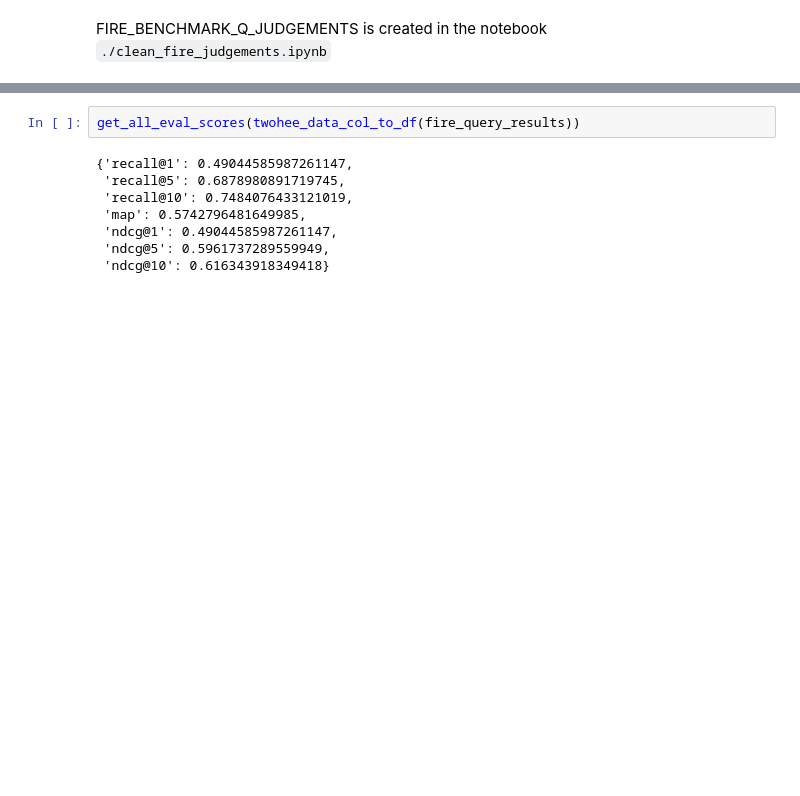
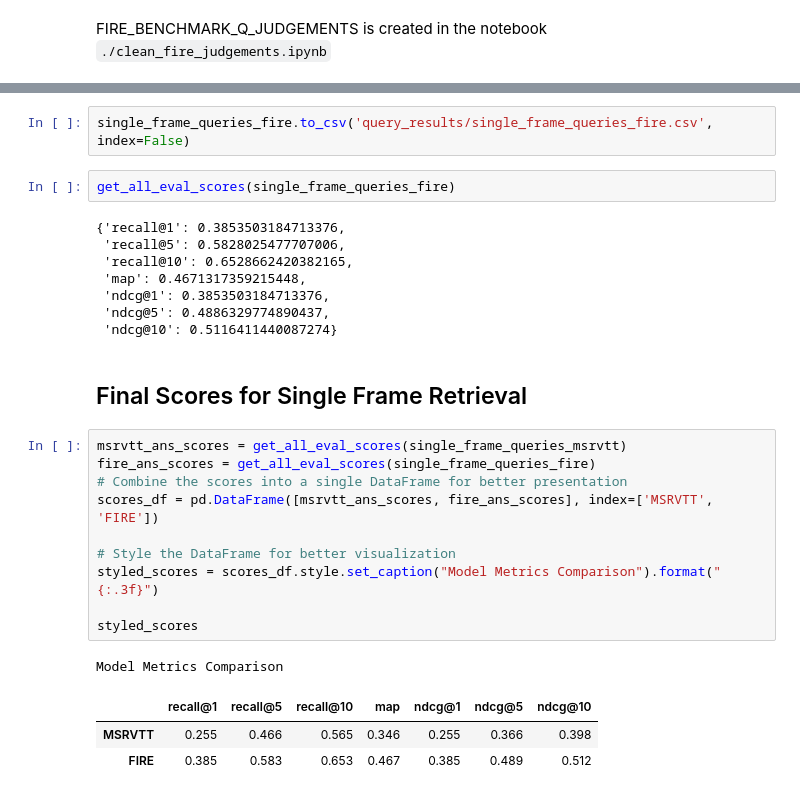
Before and after one commit to Suraj-Ram/video-semantic-search, a Jupyter notebook: frame_ret_clip.ipynb, the cells around one changed output, grey strips where cells are left out. Cells and saved outputs as stored; diff of their text form; blank space fills up the shorter version.

```diff
--- a/frame_ret_clip.ipynb
+++ b/frame_ret_clip.ipynb
@@ -535,10 +284,29 @@ fire_query_results.show()
+# %%
+single_frame_queries_fire.to_csv('query_results/single_frame_queries_fire.csv', index=False)
 # %%
-get_all_eval_scores(twohee_data_col_to_df(fire_query_results))
+get_all_eval_scores(single_frame_queries_fire)
 # %% [output]
-{'recall@1': 0.49044585987261147,
- 'recall@5': 0.6878980891719745,
- 'recall@10': 0.7484076433121019,
- 'map': 0.5742796481649985,
- 'ndcg@1': 0.49044585987261147,
- 'ndcg@5': 0.5961737289559949,
- 'ndcg@10': 0.616343918349418}
+{'recall@1': 0.3853503184713376,
+ 'recall@5': 0.5828025477707006,
+ 'recall@10': 0.6528662420382165,
+ 'map': 0.4671317359215448,
+ 'ndcg@1': 0.3853503184713376,
+ 'ndcg@5': 0.4886329774890437,
+ 'ndcg@10': 0.5116411440087274}
+# %% [markdown]
+## Final Scores for Single Frame Retrieval
+# %%
+msrvtt_ans_scores = get_all_eval_scores(single_frame_queries_msrvtt)
+fire_ans_scores = get_all_eval_scores(single_frame_queries_fire)
+# Combine the scores into a single DataFrame for better presentation
+scores_df = pd.DataFrame([msrvtt_ans_scores, fire_ans_scores], index=['MSRVTT', 'FIRE'])
+
+# Style the DataFrame for better visualization
+styled_scores = scores_df.style.set_caption("Model Metrics Comparison").format("{:.3f}")
+
+styled_scores
+# %% [output]
+Model Metrics Comparison
+|  | recall@1 | recall@5 | recall@10 | map | ndcg@1 | ndcg@5 | ndcg@10 |
+| MSRVTT | 0.255 | 0.466 | 0.565 | 0.346 | 0.255 | 0.366 | 0.398 |
+| FIRE | 0.385 | 0.583 | 0.653 | 0.467 | 0.385 | 0.489 | 0.512 |
```
Also changed, not shown: parts of 26 cells of this notebook, 6 other files.
